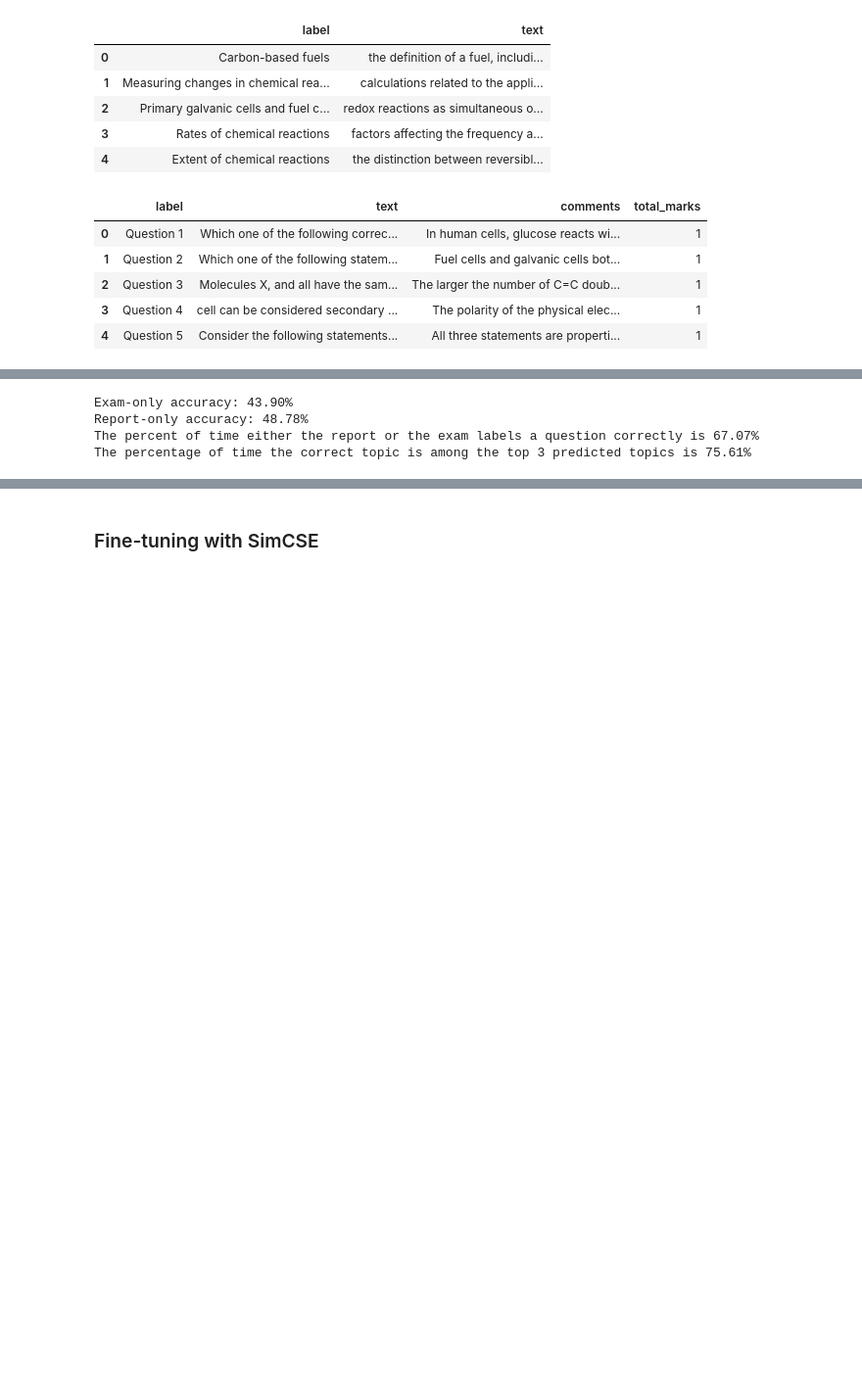
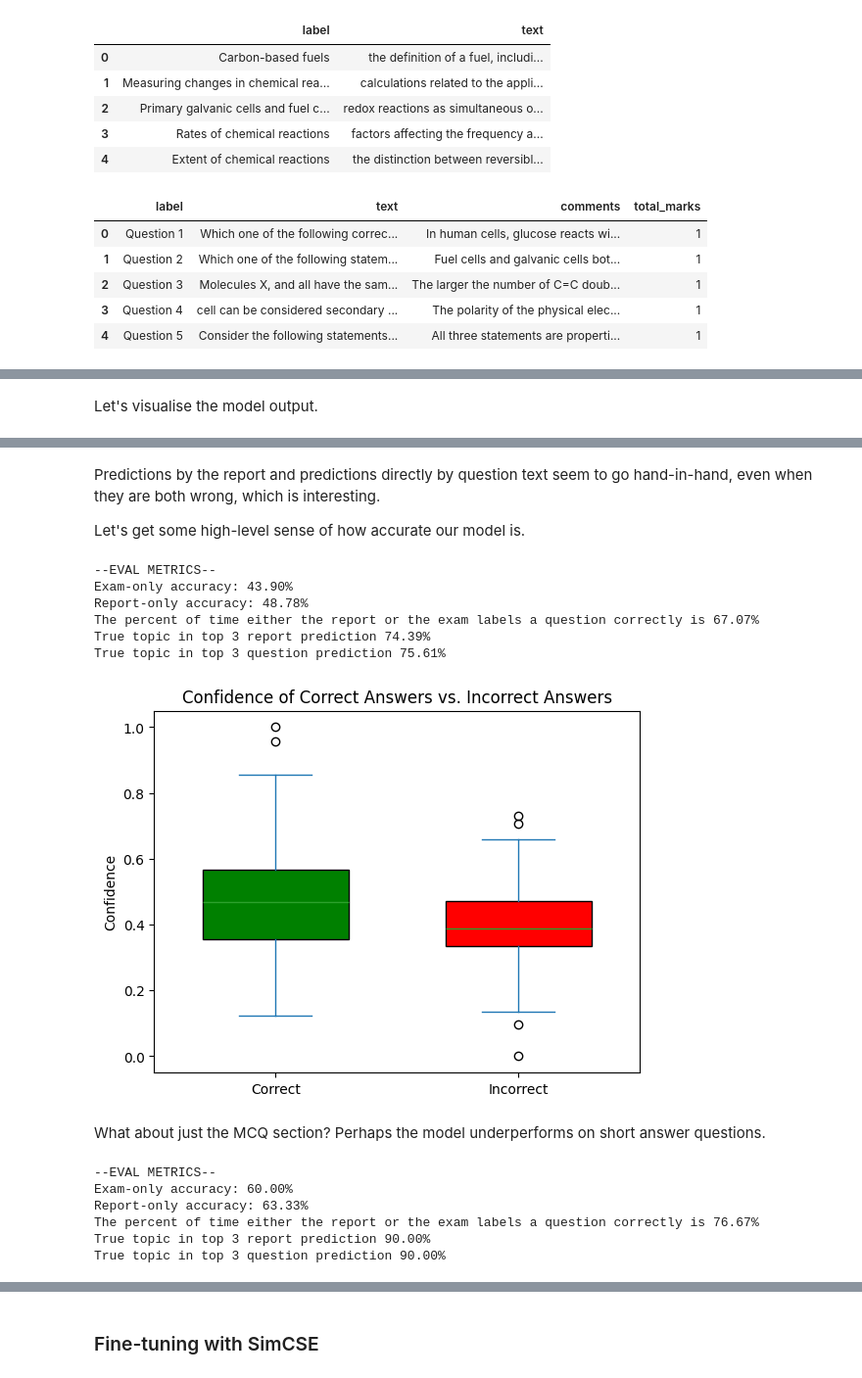
Before and after one commit to ykip10/Qlassifier, a Jupyter notebook: src/Qlassifier/transformer.ipynb, the cells around one changed output, grey strips where cells are left out. Shown: that part at 98% size. Cells and saved outputs as stored; diff of their text form; code cells hidden in the pictures; blank space fills up the shorter version.

Commit message:
Updated docstrings, refactored code, moved more low-level logic outside of notebooks.

```diff
--- a/src/Qlassifier/transformer.ipynb
+++ b/src/Qlassifier/transformer.ipynb
@@ -146,8 +82,10 @@ true_topic_indices = true_topic_mcq + [
     3, 12, 12, 1, 1, 11, 11, 11, # Q8
     5, 5                         # Q9
 ]
+# %% [markdown]
+Let's visualise the model output.
 # %%
-pred_df, cos_qn, cos_rp  = get_tf_predictions(
+pred_df, cos_qn, cos_rp  = get_predictions(
     qn_df, sd_df, labels=true_topic_indices, model=model
 )
 pred_df.head(5)
@@ -158,27 +96,35 @@ pred_df.head(5)
 | 2 | Question 3 | Molecules X, and all have the sam... | The larger the number of C=C doub... | 1 | Structure, nomenclature and prope... | 6 | 6 | 6 | ... |
 | 3 | Question 4 | cell can be considered secondary ... | The polarity of the physical elec... | 1 | Primary galvanic cells and fuel c... | 2 | 2 | 5 | ... |
 | 4 | Question 5 | Consider the following statements... | All three statements are properti... | 1 | Reactions of organic compounds | 7 | 7 | 10 | ... |
-# %%
-def evaluate_model(df, cos):
-    n = len(df)
-    ex_correct_pc = len(df[df["true_topic_idx"] == df["pred_topic_idx"]]) / n
-    rp_correct_pc = len(df[df["true_topic_idx"] == df["report_pred"]]) / n
-
-    one_correct_pc = len(
-       df[(df["true_topic_idx"] == df["pred_topic_idx"]) |
-              (df["true_topic_idx"] == df["report_pred"])]
-       ) / n
-
-    print(f"Exam-only accuracy: {100*ex_correct_pc:.2f}%")
-    print(f"Report-only accuracy: {100*rp_correct_pc:.2f}%")
-    print(f"The percent of time either the report or the exam labels a question correctly is {100*one_correct_pc:.2f}%")
-
-    print("The percentage of time the correct topic is among the top 3 predicted topics is "
-         f"{100*(sum([correct_in_top3(qn_idx,df,cos) for qn_idx in range(n)]) / n):.2f}%")
-
-evaluate_model(pred_df, cos_qn)
-# %% [output]
-Exam-only accuracy: 43.90%
-Report-only accuracy: 48.78%
-The percent of time either the report or the exam labels a question correctly is 67.07%
-The percentage of time the correct topic is among the top 3 predicted topics is 75.61%
+# %% [markdown]
+Predictions by the report and predictions directly by question text seem to go hand-in-hand, even when they are both wrong, which is interesting.
+
+Let's get some high-level sense of how accurate our model is.
+# %%
+evaluate_predictions(pred_df, cos_qn, cos_rp)
+# %% [output]
+--EVAL METRICS--
+Exam-only accuracy: 43.90%
+Report-only accuracy: 48.78%
+The percent of time either the report or the exam labels a question correctly is 67.07%
+True topic in top 3 report prediction 74.39%
+True topic in top 3 question prediction 75.61%
+# %%
+plot_conf(pred_df)
+# %% [output]
+[figure, added]
+# %% [markdown]
+What about just the MCQ section? Perhaps the model underperforms on short answer questions.
+# %%
+mcq_df, cos_qn_mcq, cos_rp_mcq = get_predictions(
+    qn_df, sd_df, true_topic_mcq, model=model
+)
+
+evaluate_predictions(mcq_df, cos_qn_mcq, cos_rp_mcq)
+# %% [output]
+--EVAL METRICS--
+Exam-only accuracy: 60.00%
+Report-only accuracy: 63.33%
+The percent of time either the report or the exam labels a question correctly is 76.67%
+True topic in top 3 report prediction 90.00%
+True topic in top 3 question prediction 90.00%
```
Also changed, not shown: parts of 31 cells of this notebook, 10 other files.
